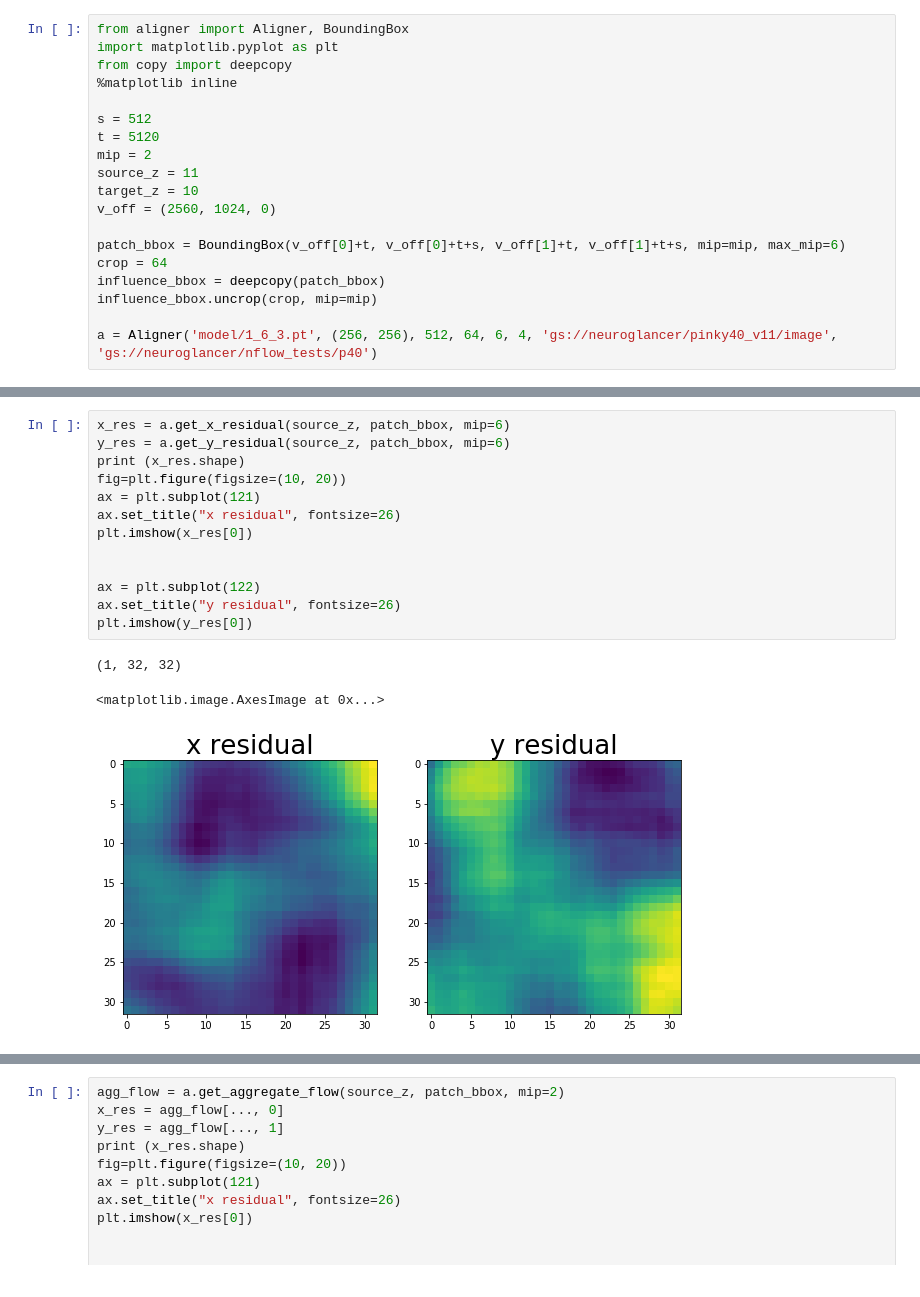
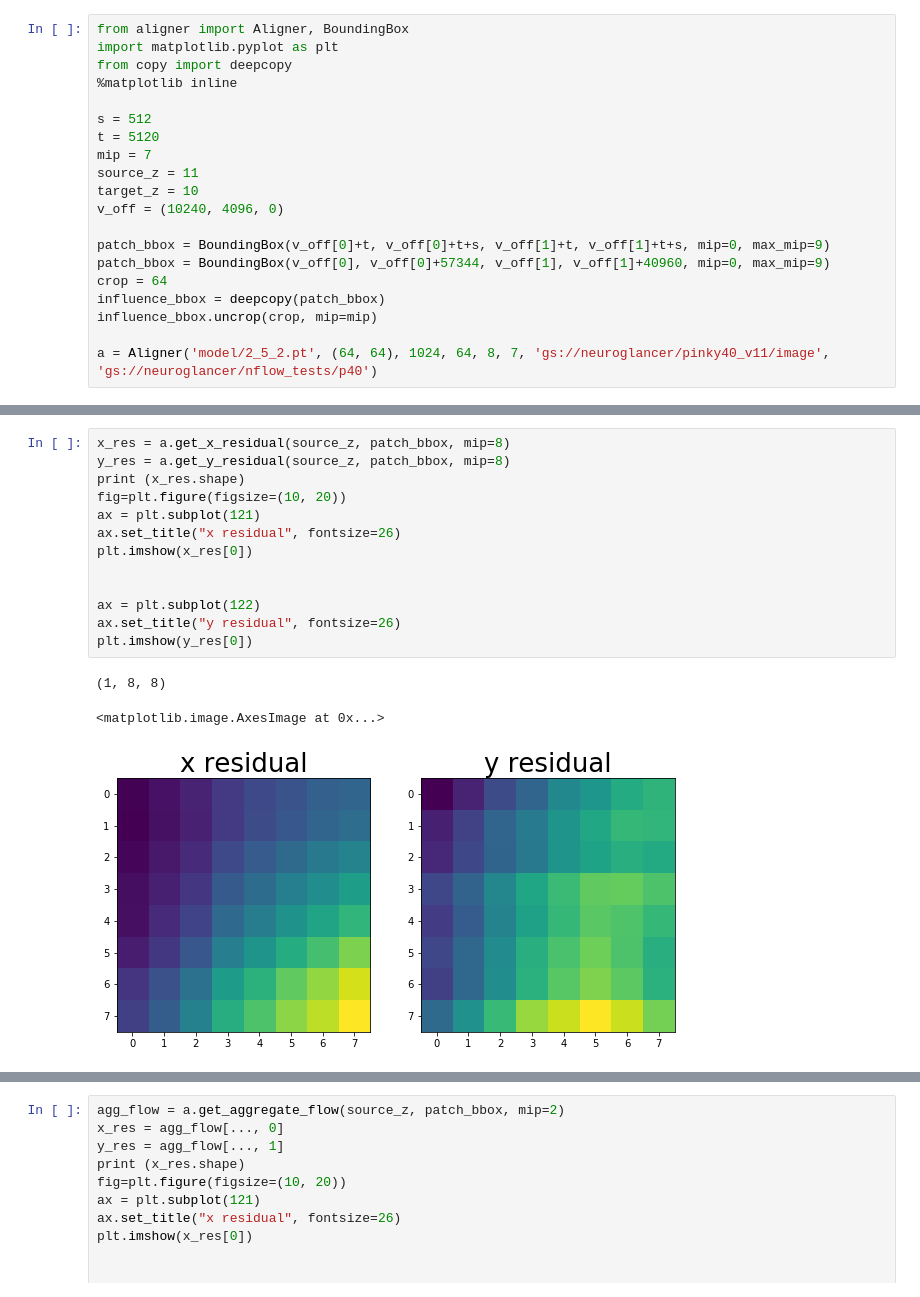
Before and after one commit to seung-lab/SEAMLeSS, a Jupyter notebook: inference/align_image.ipynb, the cells around one changed output, grey strips where cells are left out. Cells and saved outputs as stored; diff of their text form.

```diff
--- a/inference/align_image.ipynb
+++ b/inference/align_image.ipynb
@@ -6,15 +6,16 @@ from copy import deepcopy
 
 s = 512
 t = 5120
-mip = 2
+mip = 7
 source_z = 11
 target_z = 10
-v_off = (2560, 1024, 0)
+v_off = (10240, 4096, 0)
 
-patch_bbox = BoundingBox(v_off[0]+t, v_off[0]+t+s, v_off[1]+t, v_off[1]+t+s, mip=mip, max_mip=6)
+patch_bbox = BoundingBox(v_off[0]+t, v_off[0]+t+s, v_off[1]+t, v_off[1]+t+s, mip=0, max_mip=9)
+patch_bbox = BoundingBox(v_off[0], v_off[0]+57344, v_off[1], v_off[1]+40960, mip=0, max_mip=9)
 crop = 64
 influence_bbox = deepcopy(patch_bbox)
 influence_bbox.uncrop(crop, mip=mip)
 
-a = Aligner('model/1_6_3.pt', (256, 256), 512, 64, 6, 4, 'gs://neuroglancer/pinky40_v11/image', 'gs://neuroglancer/nflow_tests/p40')
+a = Aligner('model/2_5_2.pt', (64, 64), 1024, 64, 8, 7, 'gs://neuroglancer/pinky40_v11/image', 'gs://neuroglancer/nflow_tests/p40')
 # %% [output]
@@ -115,17 +119,17 @@ WARNING:urllib3.connectionpool:Connection pool is full, discarding connection: w
 # %%
-x_res = a.get_x_residual(source_z, patch_bbox, mip=6)
-y_res = a.get_y_residual(source_z, patch_bbox, mip=6)
+x_res = a.get_x_residual(source_z, patch_bbox, mip=8)
+y_res = a.get_y_residual(source_z, patch_bbox, mip=8)
 print (x_res.shape)
 fig=plt.figure(figsize=(10, 20))
 ax = plt.subplot(121)
 ax.set_title("x residual", fontsize=26)
 plt.imshow(x_res[0])
 
 
 ax = plt.subplot(122)
 ax.set_title("y residual", fontsize=26)
 plt.imshow(y_res[0])
 # %% [output]
-(1, 32, 32)
+(1, 8, 8)
 <matplotlib.image.AxesImage at 0x...>
-[figure, old version]
+[figure, new version]
```
Also changed, not shown: parts of 9 cells of this notebook, 3 other files.
